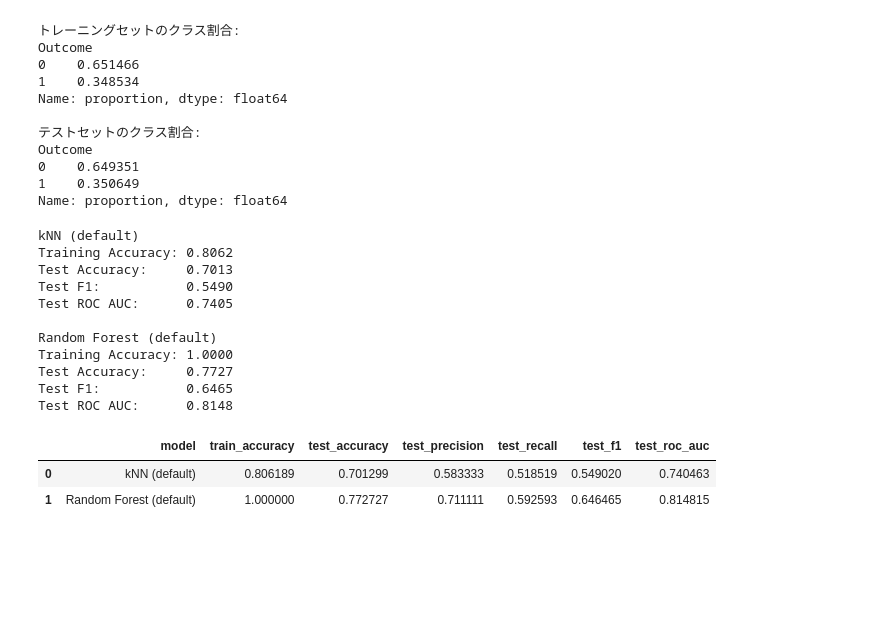
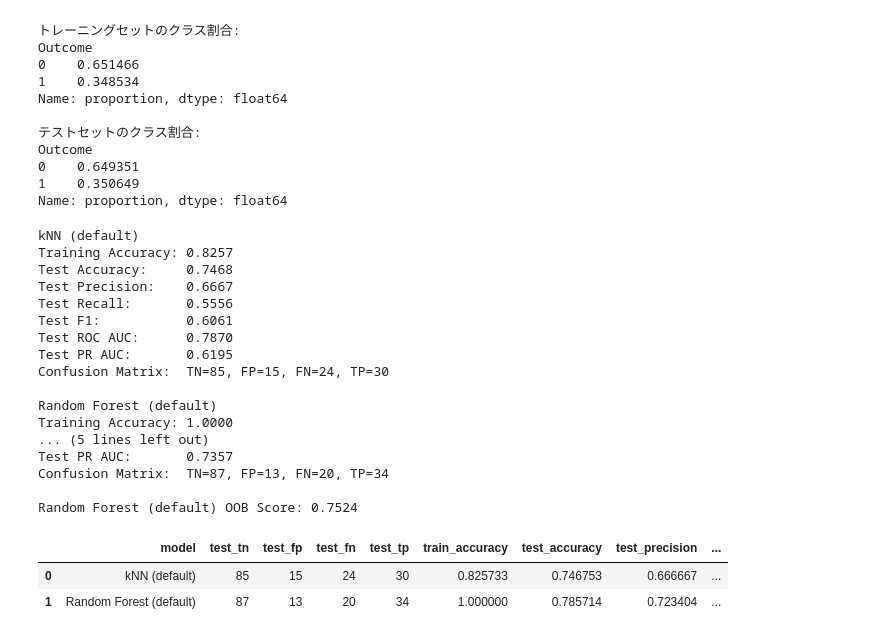
Before and after one commit to fukumoto-riku/python_seminar, a Jupyter notebook: 第5回/lesson_5/knn_random_forest_classification.ipynb, the cells around one changed output. Cells and saved outputs as stored; diff of their text form; code cells hidden in the pictures; blank space fills up the shorter version.

```diff
--- a/第5回/lesson_5/knn_random_forest_classification.ipynb
+++ b/第5回/lesson_5/knn_random_forest_classification.ipynb
@@ -275,15 +258,9 @@ Outcome
 1    0.350649
 Name: proportion, dtype: float64
 # %%
-# デフォルト設定の kNN と Random Forest を学習し、Hold-Out のテストセットで評価する。
-# kNN は標準化済みの auto_X_train / auto_X_test を使う。
-# Random Forest は決定木ベースのモデルなので、特徴量のスケールの違いに比較的強い。
-# そのため、ここでは元の X_train / X_test を使う。
 results = []
 trained_models = {}
 
-# kNN のデフォルト設定。
-# KNeighborsClassifier() は、デフォルトでは n_neighbors=5, weights='uniform' などで学習する。
 knn_default = KNeighborsClassifier()
 row, trained_model = fit_and_evaluate(
     knn_default,
@@ -295,47 +272,62 @@ row, trained_model = fit_and_evaluate(
 )
 results.append(row)
 trained_models[row['model']] = trained_model
 
-# Random Forest のデフォルト設定。
-# random_state だけは、結果を再現しやすくするために指定している。
-rf_default = RandomForestClassifier(random_state=RANDOM_STATE)
+# Random Forest は決定木ベースなのでスケールの影響を受けにくいが、
+# 参照書に倣い kNN と同じ標準化済みデータで統一する。
+# oob_score=True で Out-of-Bag スコアを計算する。
+# OOB スコアはバギングで使われなかったサンプルへの予測精度で、
+# テストデータを使わずにモデルの汎化性能をおおまかに推定できる。
+rf_default = RandomForestClassifier(random_state=RANDOM_STATE, oob_score=True)
 row, trained_model = fit_and_evaluate(
     rf_default,
-    X_train,
-    X_test,
+    auto_X_train,
+    auto_X_test,
     y_train,
     y_test,
     'Random Forest (default)',
 )
 results.append(row)
 trained_models[row['model']] = trained_model
 
-# デフォルト設定の結果を表で確認する。
+print(f'\nRandom Forest (default) OOB Score: {rf_default.oob_score_:.4f}')
+
 default_results_df = pd.DataFrame(results)
 default_results_df[
     [
         'model',
+        'test_tn',
+        'test_fp',
+        'test_fn',
+        'test_tp',
         'train_accuracy',
         'test_accuracy',
         'test_precision',
         'test_recall',
         'test_f1',
         'test_roc_auc',
+        'test_pr_auc',
     ]
 ]
 # %% [output]
 kNN (default)
-Training Accuracy: 0.8062
-Test Accuracy:     0.7013
-Test F1:           0.5490
-Test ROC AUC:      0.7405
+Training Accuracy: 0.8257
+Test Accuracy:     0.7468
+Test Precision:    0.6667
+Test Recall:       0.5556
+Test F1:           0.6061
+Test ROC AUC:      0.7870
+Test PR AUC:       0.6195
+Confusion Matrix:  TN=85, FP=15, FN=24, TP=30
 
 Random Forest (default)
 Training Accuracy: 1.0000
-Test Accuracy:     0.7727
-Test F1:           0.6465
-Test ROC AUC:      0.8148
+... (5 lines left out)
+Test PR AUC:       0.7357
+Confusion Matrix:  TN=87, FP=13, FN=20, TP=34
+
+Random Forest (default) OOB Score: 0.7524
-|  | model | train_accuracy | test_accuracy | test_precision | test_recall | test_f1 | test_roc_auc |
-| 0 | kNN (default) | 0.806189 | 0.701299 | 0.583333 | 0.518519 | 0.549020 | 0.740463 |
-| 1 | Random Forest (default) | 1.000000 | 0.772727 | 0.711111 | 0.592593 | 0.646465 | 0.814815 |
+|  | model | test_tn | test_fp | test_fn | test_tp | train_accuracy | test_accuracy | test_precision | ... |
+| 0 | kNN (default) | 85 | 15 | 24 | 30 | 0.825733 | 0.746753 | 0.666667 | ... |
+| 1 | Random Forest (default) | 87 | 13 | 20 | 34 | 1.000000 | 0.785714 | 0.723404 | ... |
 # %%
```
Also changed, not shown: parts of 14 cells of this notebook.
